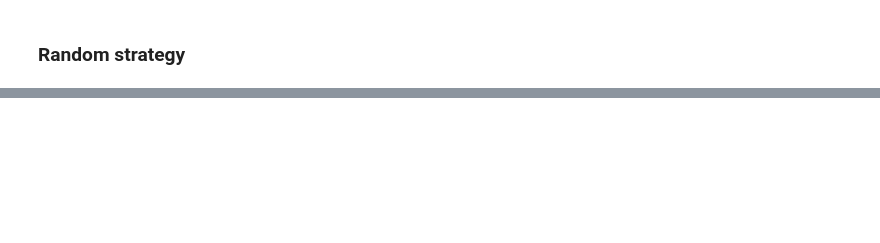
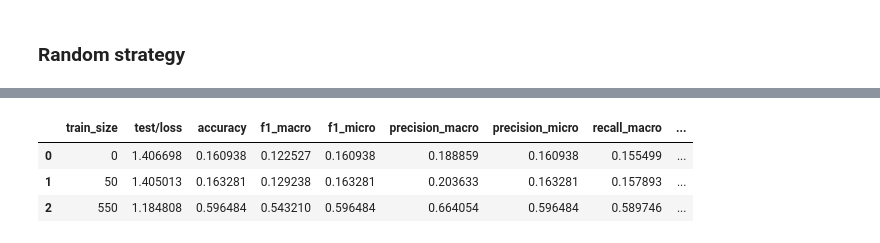
Before and after one commit to pietrolesci/energizer, a Jupyter notebook: examples/text_classification.ipynb, the cells around one changed output, grey strips where cells are left out. Saved outputs shown, nothing was run; the diff lists cells and outputs as text; code cells hidden in the pictures; blank space fills up the shorter version.

Commit message:
search index (first)

```diff
--- a/examples/text_classification.ipynb
+++ b/examples/text_classification.ipynb
@@ -6,6 +6,7 @@ MODEL_NAME = "google/bert_uncased_L-2_H-128_A-2"
 BATCH_SIZE = 32
 EVAL_BATCH_SIZE = 256
 LEARNING_RATE = 0.0001
+MAX_LABELLING_ITERS = 2
 # %% [markdown]
 ## Pre
 # %%
@@ -51,7 +53,7 @@ columns_to_keep = ["label", "input_ids", "token_type_ids", "attention_mask"]
 # train-val split and record datasets
 train_set, test_set = dataset["train"], dataset["test"]
 _split = train_set.train_test_split(0.3)
-train_set, val_set = _split["train"], _split["test"]
+_, val_set = _split["train"], _split["test"]
 
 labels = train_set.features["label"].names
 num_classes = len(labels)
@@ -233,0 +256,33 @@ random_df
+# %%
+class MyRandomArchorPointsStrategy(RandomArchorPointsStrategy):
+    def get_search_query_from_batch(self, batch: Any) -> Tensor:
+        return batch["input_ids"]
+# %%
+random_anchor_points_strategy = MyRandomArchorPointsStrategy(deepcopy(model), 10)
+datamodule = ActiveDataModuleWithIndex(
+    train_dataloader=train_dl,
+    val_dataloaders=val_dl,
+    test_dataloaders=test_dl,
+    faiss_index_path="train_ag_news.faiss",
+)
+seed_everything(1994)
+
+trainer = Trainer(
+    query_size=50,
+    max_epochs=3,
+    max_labelling_epochs=MAX_LABELLING_ITERS,
+    # total_budget=5,
+    test_after_labelling=True,
+    accelerator="gpu",
+    # for testing purposes
+    # limit_train_batches=10,
+    limit_val_batches=1,
+    limit_test_batches=10,
+    limit_pool_batches=10,
+    # log_every_n_steps=1,
+)
+
+results = trainer.active_fit(
+    model=random_anchor_points_strategy,
+    datamodule=datamodule,
+)
@@ -233,0 +368,7 @@ random_df
+# %%
+results.to_pandas()
+# %% [output]
+|  | train_size | test/loss | accuracy | f1_macro | f1_micro | precision_macro | precision_micro | recall_macro | ... |
+| 0 | 0 | 1.406698 | 0.160938 | 0.122527 | 0.160938 | 0.188859 | 0.160938 | 0.155499 | ... |
+| 1 | 50 | 1.405013 | 0.163281 | 0.129238 | 0.163281 | 0.203633 | 0.163281 | 0.157893 | ... |
+| 2 | 550 | 1.184808 | 0.596484 | 0.543210 | 0.596484 | 0.664054 | 0.596484 | 0.589746 | ... |
```
Also changed, not shown: parts of 17 cells of this notebook, 8 other files.
